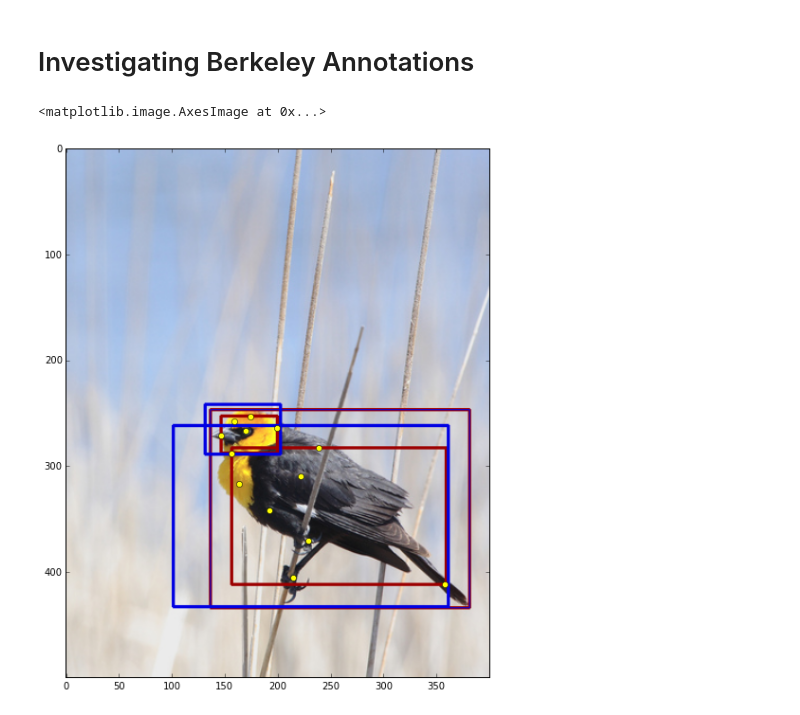
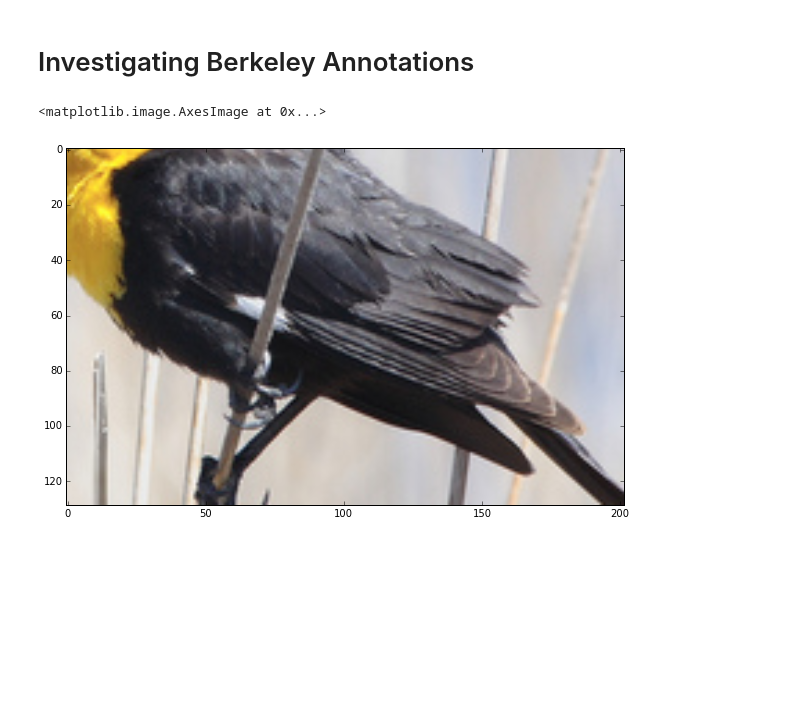
Before and after one commit to yassersouri/omgh, a Jupyter notebook: notebooks/Berkeley Annotation Analysis.ipynb, the cells around one changed output. Drawn from its saved outputs; the diff is of its cells as text; code cells hidden in the pictures; blank space fills up the shorter version.

Commit message:
add BerkeleyAnnotationHelper and change eveything to work with it

```diff
--- a/notebooks/Berkeley Annotation Analysis.ipynb
+++ b/notebooks/Berkeley Annotation Analysis.ipynb
@@ -78,3 +36,5 @@ def get_berkeley_annotation(img_id, name):
+# %%
+bah = BerkeleyAnnotationsHelper(settings.BERKELEY_ANNOTATION_BASE_PATH, IDtrain, IDtest)
 # %% [markdown]
 # testing oracle performance without fine-tuning
 # %%
@@ -106,28 +66,21 @@ print utils.mean_accuracy(ytest, preds)
 # %%
 img_id = 654
 
 img_info = all_image_infos[img_id]
 img = caffe.io.load_image(img_info)
 img_parts = cub_parts.for_image(img_id)
 
 fig = plt.figure(figsize=(10, 10))
 ax = fig.add_subplot(111)
 
-berkeley_head_info = get_berkeley_annotation(img_id, 'head')
-berkeley_body_info = get_berkeley_annotation(img_id, 'body')
-berkeley_bbox_info = get_berkeley_annotation(img_id, 'bbox')
+berkeley_head_info = bah.get_berkeley_annotation(img_id, 'head')
+berkeley_body_info = bah.get_berkeley_annotation(img_id, 'body')
+berkeley_bbox_info = bah.get_berkeley_annotation(img_id, 'bbox')
 
-img = img_parts.draw_rect(img, rect_info=berkeley_head_info)
-img = img_parts.draw_rect(img, rect_info=berkeley_body_info)
-img = img_parts.draw_rect(img, rect_info=berkeley_bbox_info)
+img_part = utils.get_rect(img, berkeley_body_info)
 
-
-img = img_parts.filter_by_name(Parts.HEAD_PART_NAMES).draw_rect(img, color=(255, 255, 30))
-img = img_parts.filter_by_name(Parts.BODY_PART_NAMES).draw_rect(img, color=(255, 255, 30))
-img = utils.draw_bbox(img, bbox[img_id-1], color=(255, 255, 30), width=1)
-
-img_parts.draw_part(ax, 'yellow')
-ax.imshow(img)
+# img_parts.norm_for_bbox(bbox[img_id-1][0], bbox[img_id-1][1]).draw_part(ax, 'yellow')
+ax.imshow(img_part)
 # %% [output]
 <matplotlib.image.AxesImage at 0x...>
-[figure, old version]
+[figure, new version]
```
Also changed, not shown: parts of 2 cells of this notebook, 3 other files.
